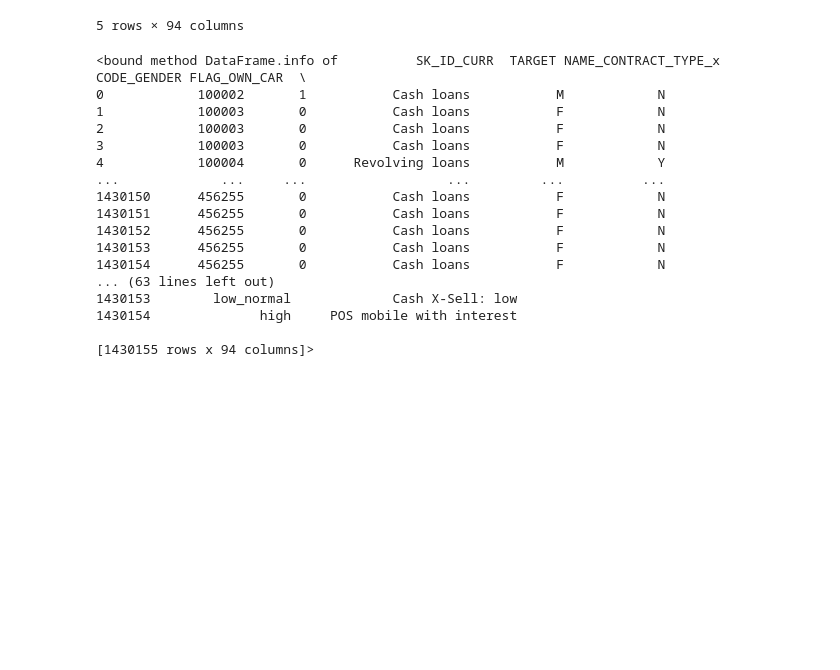
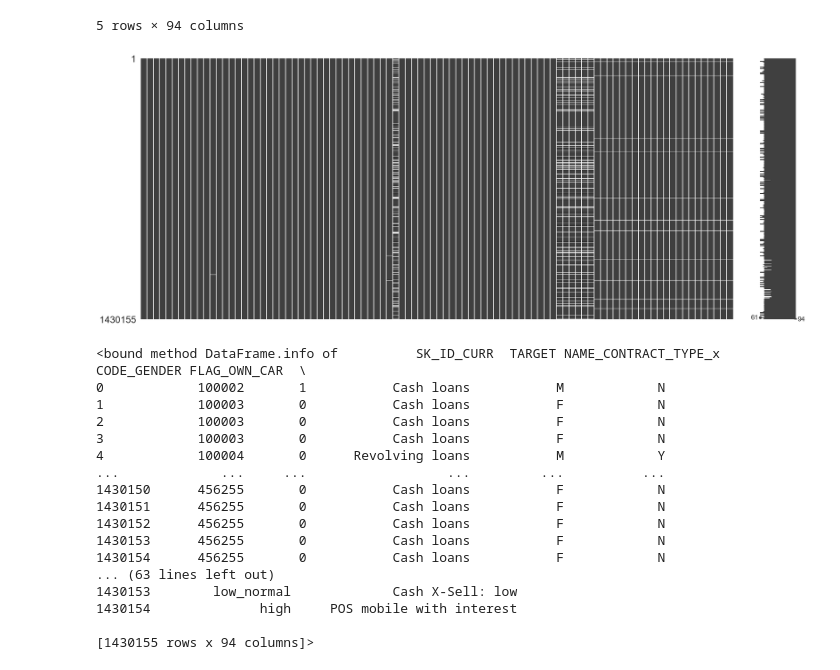
Before and after one commit to cct23062/CA_Strategic_thinking_assignment, a Jupyter notebook: Loan Defaulter Assignment.ipynb, the cells around one changed output. Saved outputs shown, nothing was run; the diff lists cells and outputs as text; code cells hidden in the pictures; blank space fills up the shorter version.

```diff
--- a/Loan Defaulter Assignment.ipynb
+++ b/Loan Defaulter Assignment.ipynb
@@ -81,6 +140,10 @@ df.head()
 | 3 | 100003 | 0 | Cash loans | F | N | N | 0 | ... |
 | 4 | 100004 | 0 | Revolving loans | M | Y | Y | 0 | ... |
 5 rows × 94 columns
+# %%
+ax = msno.matrix(df)
+# %% [output]
+[figure, added]
 # %%
 df.info
 # %% [output]
```
Also changed, not shown: parts of 34 cells of this notebook.
